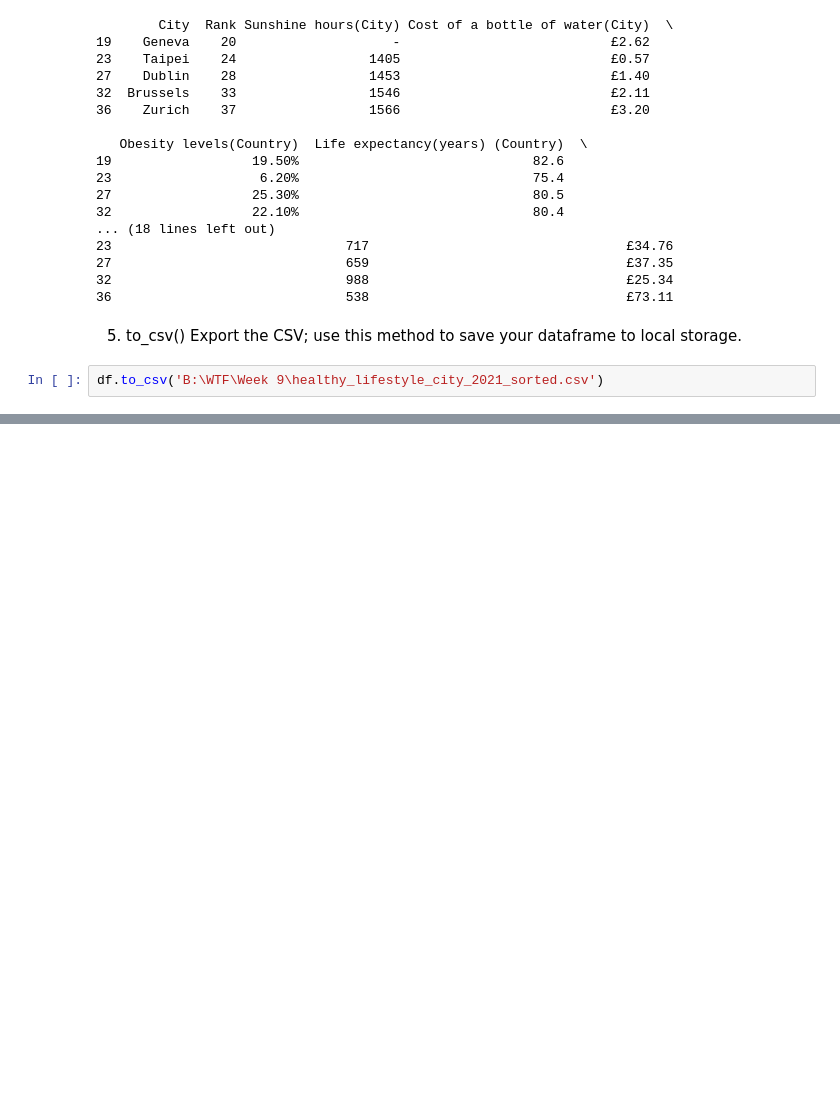
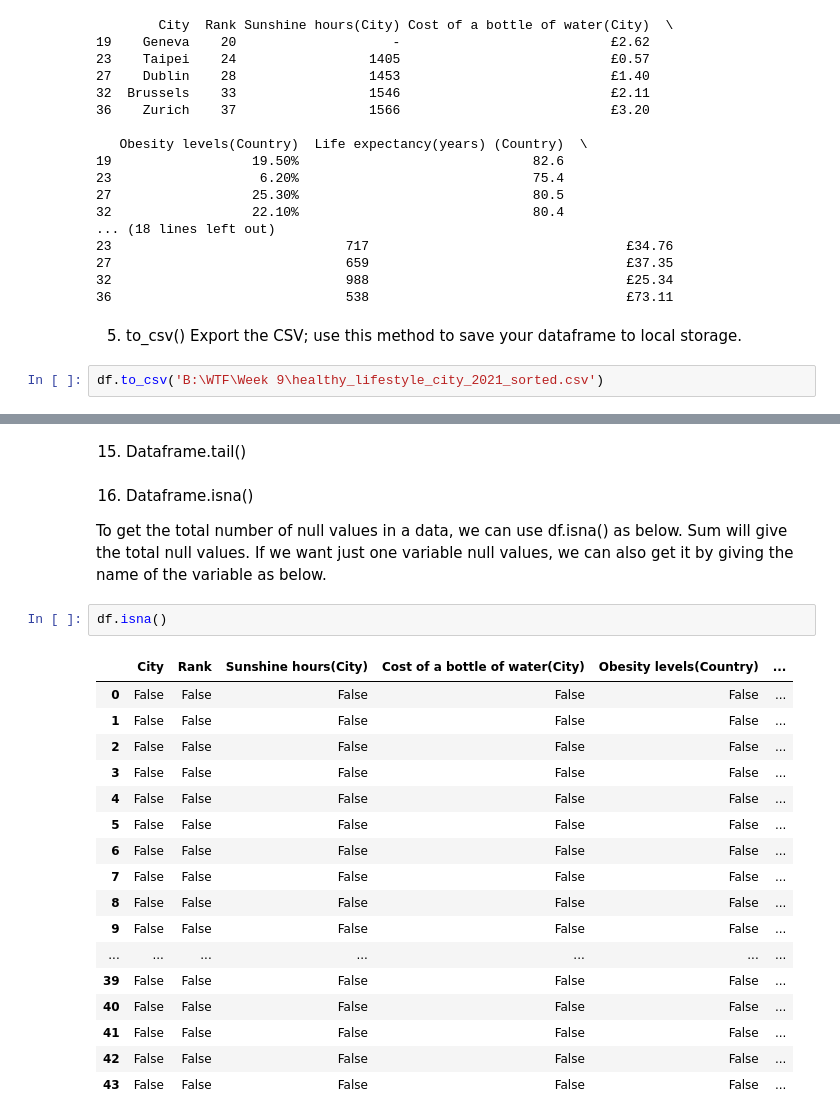
Before and after one commit to BALOGUN-DAVID/WTF-Submission, a Jupyter notebook: Week 9_Assignment_2_Belinda Opola.ipynb, the cells around one changed output, grey strips where cells are left out. Saved outputs shown, nothing was run; the diff lists cells and outputs as text; blank space fills up the shorter version.

```diff
--- a/Week 9_Assignment_2_Belinda Opola.ipynb
+++ b/Week 9_Assignment_2_Belinda Opola.ipynb
@@ -125,0 +456,26 @@ df.to_csv('B:\WTF\Week 9\healthy_lifestyle_city_2021_sorted.csv')
+# %% [markdown]
+15. Dataframe.tail()
+# %% [markdown]
+16. Dataframe.isna()
+
+To get the total number of null values in a data, we can use df.isna() as below. Sum will give the total null values. If we want just one variable null values, we can also get it by giving the name of the variable as below.
+# %%
+df.isna()
+# %% [output]
+|  | City | Rank | Sunshine hours(City) | Cost of a bottle of water(City) | Obesity levels(Country) | ... |
+| 0 | False | False | False | False | False | ... |
+| 1 | False | False | False | False | False | ... |
+| 2 | False | False | False | False | False | ... |
+| 3 | False | False | False | False | False | ... |
+| 4 | False | False | False | False | False | ... |
+| 5 | False | False | False | False | False | ... |
+| 6 | False | False | False | False | False | ... |
+| 7 | False | False | False | False | False | ... |
+| 8 | False | False | False | False | False | ... |
+| 9 | False | False | False | False | False | ... |
+| ... | ... | ... | ... | ... | ... | ... |
+| 39 | False | False | False | False | False | ... |
+| 40 | False | False | False | False | False | ... |
+| 41 | False | False | False | False | False | ... |
+| 42 | False | False | False | False | False | ... |
+| 43 | False | False | False | False | False | ... |
```
Also changed, not shown: parts of 67 cells of this notebook.
